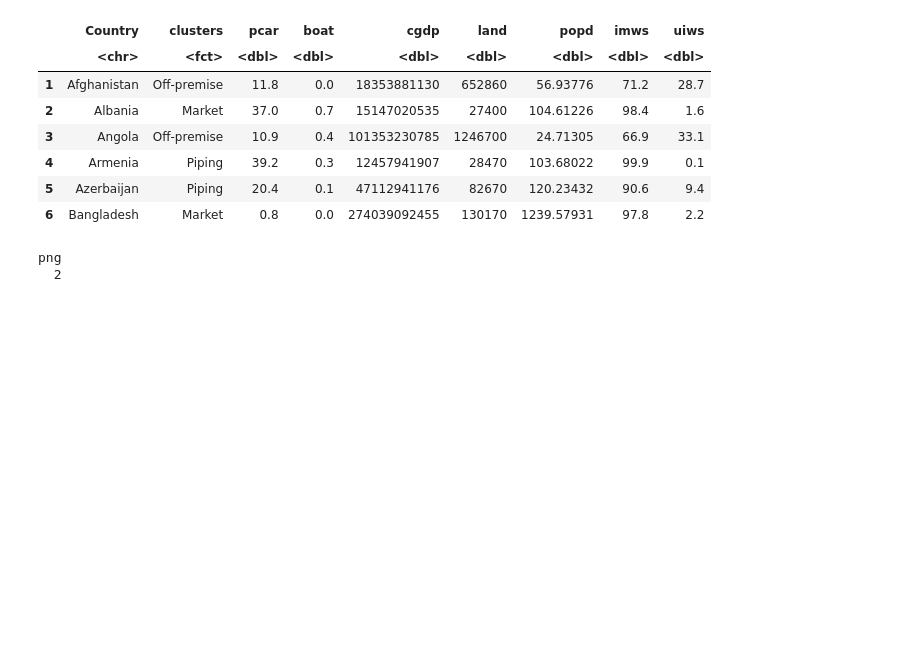
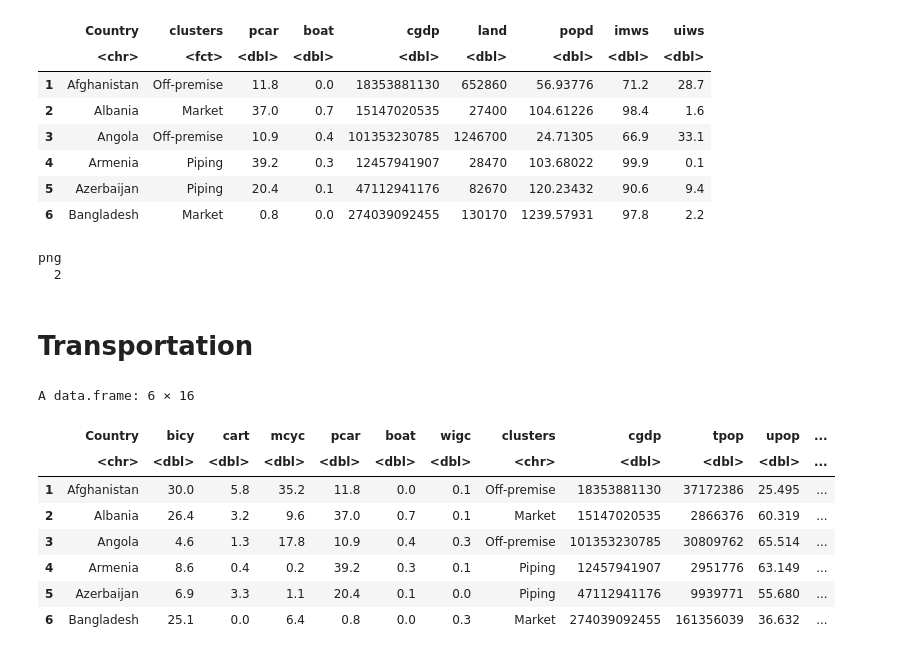
Before and after one commit to narslab/water-accessibility, a Jupyter notebook: bin/jupyter/importance-var-analysis.ipynb, the cells around one changed output. Drawn from its saved outputs; the diff is of its cells as text; code cells hidden in the pictures; blank space fills up the shorter version.

```diff
--- a/bin/jupyter/importance-var-analysis.ipynb
+++ b/bin/jupyter/importance-var-analysis.ipynb
@@ -398,3 +546,22 @@ A data.frame: 6 × 9
 | 6 | Bangladesh | Market | 0.8 | 0.0 | 274039092455 | 130170 | 1239.57931 | 97.8 | 2.2 |
 png
   2
+# %% [markdown]
+# Transportation
+# %%
+df.veh = read_excel("../../results/dfsimple.xlsx" ,sheet=1 )
+df.veh <- df.veh[,c(1,4)]
+df <- merge(x = df.class,
+              y = df.veh,
+              by = c("Country"))
+head(df)
+# %% [output]
+A data.frame: 6 × 16
+|  | Country | bicy | cart | mcyc | pcar | boat | wigc | clusters | cgdp | tpop | upop | ... |
+|  | <chr> | <dbl> | <dbl> | <dbl> | <dbl> | <dbl> | <dbl> | <chr> | <dbl> | <dbl> | <dbl> | ... |
+| 1 | Afghanistan | 30.0 | 5.8 | 35.2 | 11.8 | 0.0 | 0.1 | Off-premise | 18353881130 | 37172386 | 25.495 | ... |
+| 2 | Albania | 26.4 | 3.2 | 9.6 | 37.0 | 0.7 | 0.1 | Market | 15147020535 | 2866376 | 60.319 | ... |
+| 3 | Angola | 4.6 | 1.3 | 17.8 | 10.9 | 0.4 | 0.3 | Off-premise | 101353230785 | 30809762 | 65.514 | ... |
+| 4 | Armenia | 8.6 | 0.4 | 0.2 | 39.2 | 0.3 | 0.1 | Piping | 12457941907 | 2951776 | 63.149 | ... |
+| 5 | Azerbaijan | 6.9 | 3.3 | 1.1 | 20.4 | 0.1 | 0.0 | Piping | 47112941176 | 9939771 | 55.680 | ... |
+| 6 | Bangladesh | 25.1 | 0.0 | 6.4 | 0.8 | 0.0 | 0.3 | Market | 274039092455 | 161356039 | 36.632 | ... |
```
Also changed, not shown: parts of 4 cells of this notebook, 16 other files.
